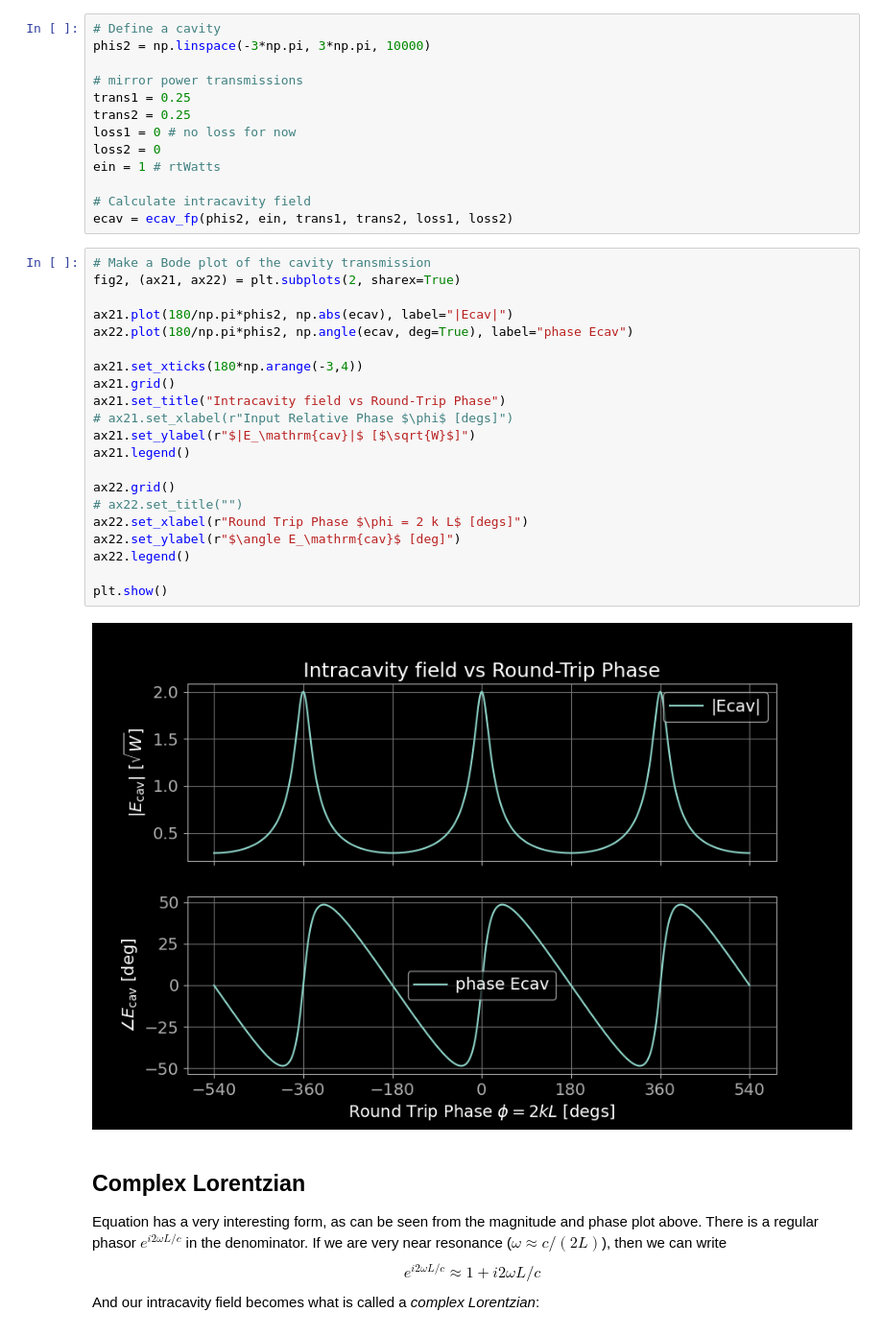
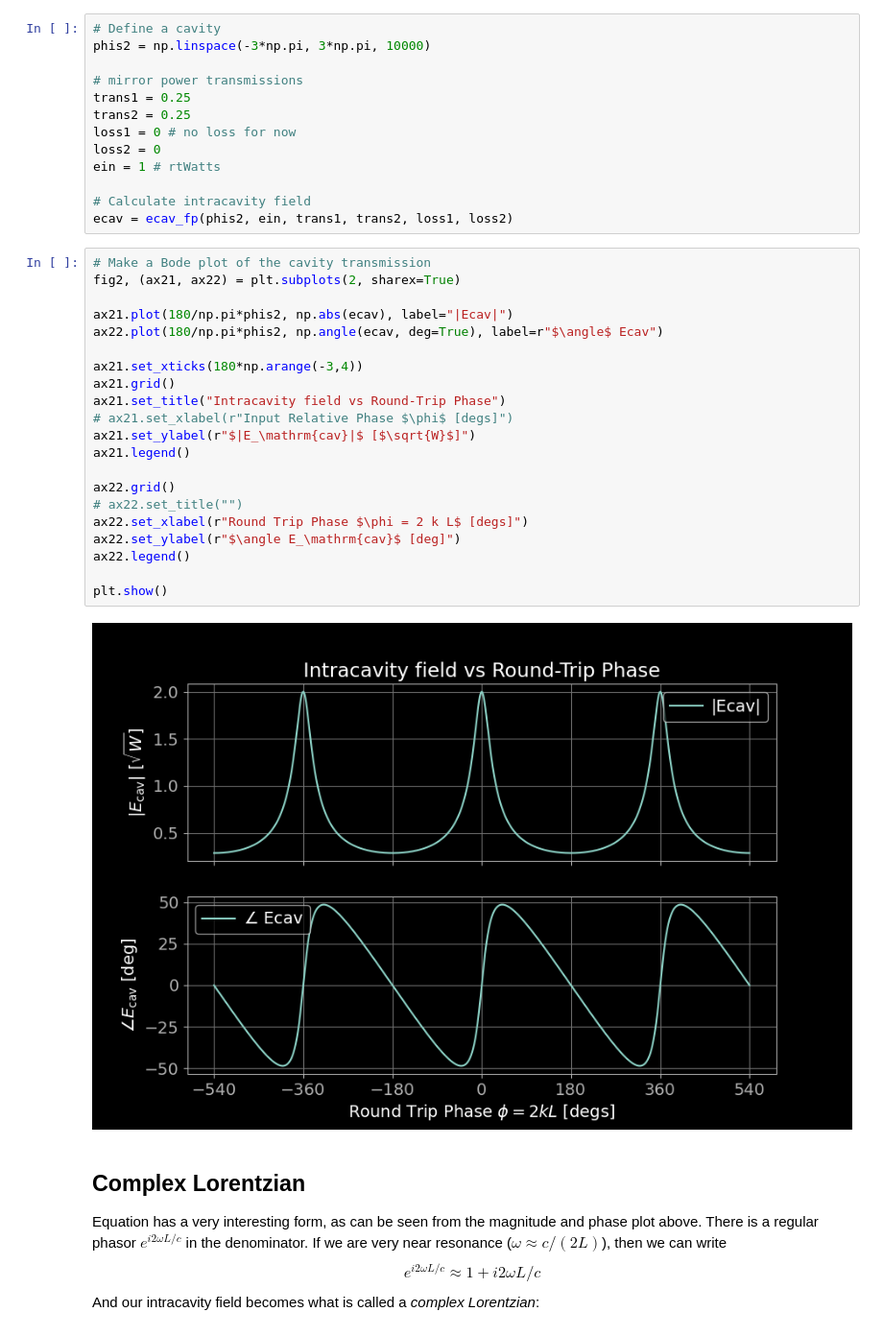
Before and after one commit to ccahilla/lasers-and-optomechanics, a Jupyter notebook: chapters/03_fabry_perot.ipynb, the cells around one changed output. Shown at 96% size. Drawn from its saved outputs; the diff is of its cells as text.

```diff
--- a/chapters/03_fabry_perot.ipynb
+++ b/chapters/03_fabry_perot.ipynb
@@ -414,26 +414,26 @@ ecav = ecav_fp(phis2, ein, trans1, trans2, loss1, loss2)
 # %%
 # Make a Bode plot of the cavity transmission
 fig2, (ax21, ax22) = plt.subplots(2, sharex=True)
 
 ax21.plot(180/np.pi*phis2, np.abs(ecav), label="|Ecav|")
-ax22.plot(180/np.pi*phis2, np.angle(ecav, deg=True), label="phase Ecav")
+ax22.plot(180/np.pi*phis2, np.angle(ecav, deg=True), label=r"$\angle$ Ecav")
 
 ax21.set_xticks(180*np.arange(-3,4))
 ax21.grid()
 ax21.set_title("Intracavity field vs Round-Trip Phase")
 # ax21.set_xlabel(r"Input Relative Phase $\phi$ [degs]")
 ax21.set_ylabel(r"$|E_\mathrm{cav}|$ [$\sqrt{W}$]")
 ax21.legend()
 
 ax22.grid()
 # ax22.set_title("")
 ax22.set_xlabel(r"Round Trip Phase $\phi = 2 k L$ [degs]")
 ax22.set_ylabel(r"$\angle E_\mathrm{cav}$ [deg]")
 ax22.legend()
 
 plt.show()
 # %% [output]
-[figure, old version]
+[figure, new version]
 # %% [markdown]
 ## Complex Lorentzian
 Equation [](#eq:intracavity_field) has a very interesting form, as can be seen from the magnitude and phase plot above.
```
Also changed, not shown: parts of 1 cell of this notebook, 1 other file.
